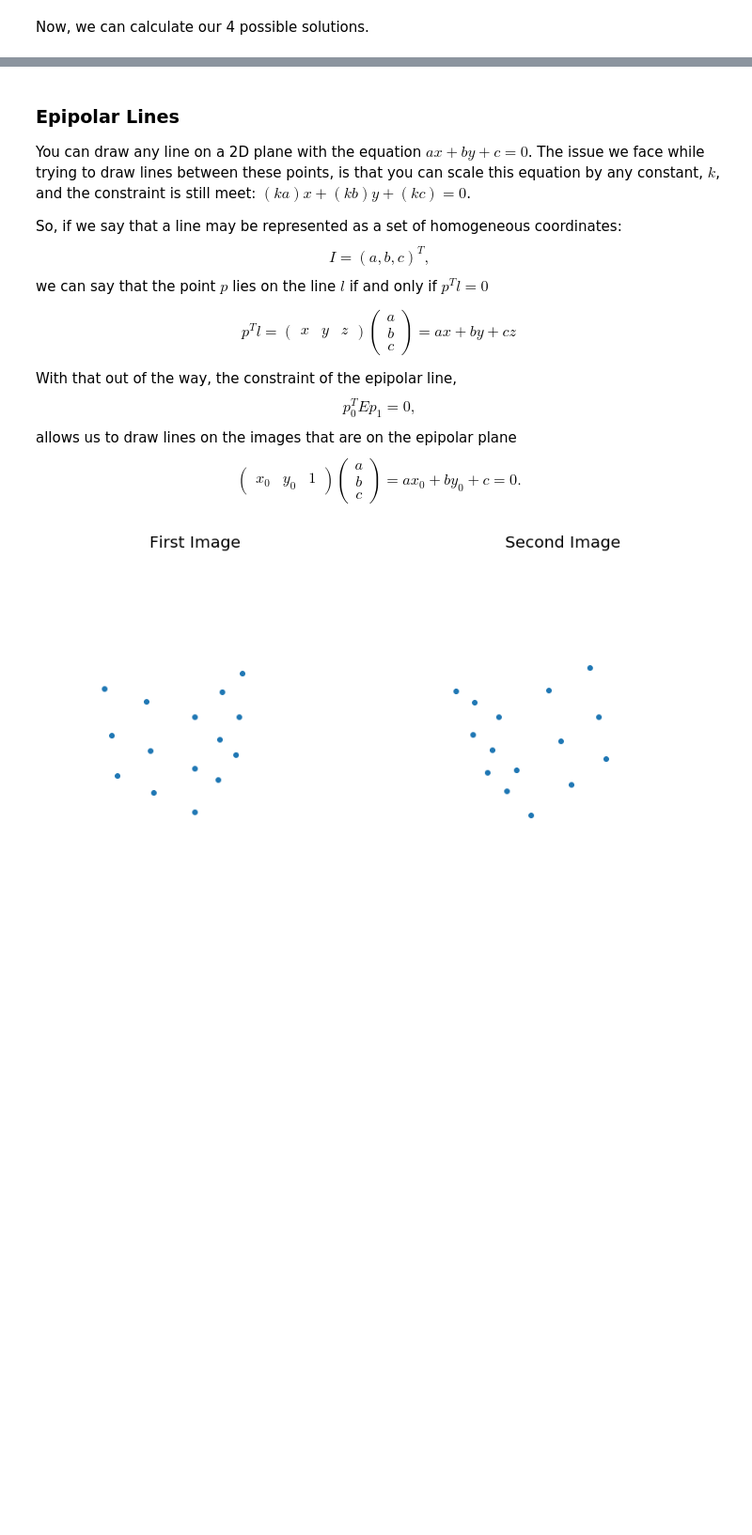
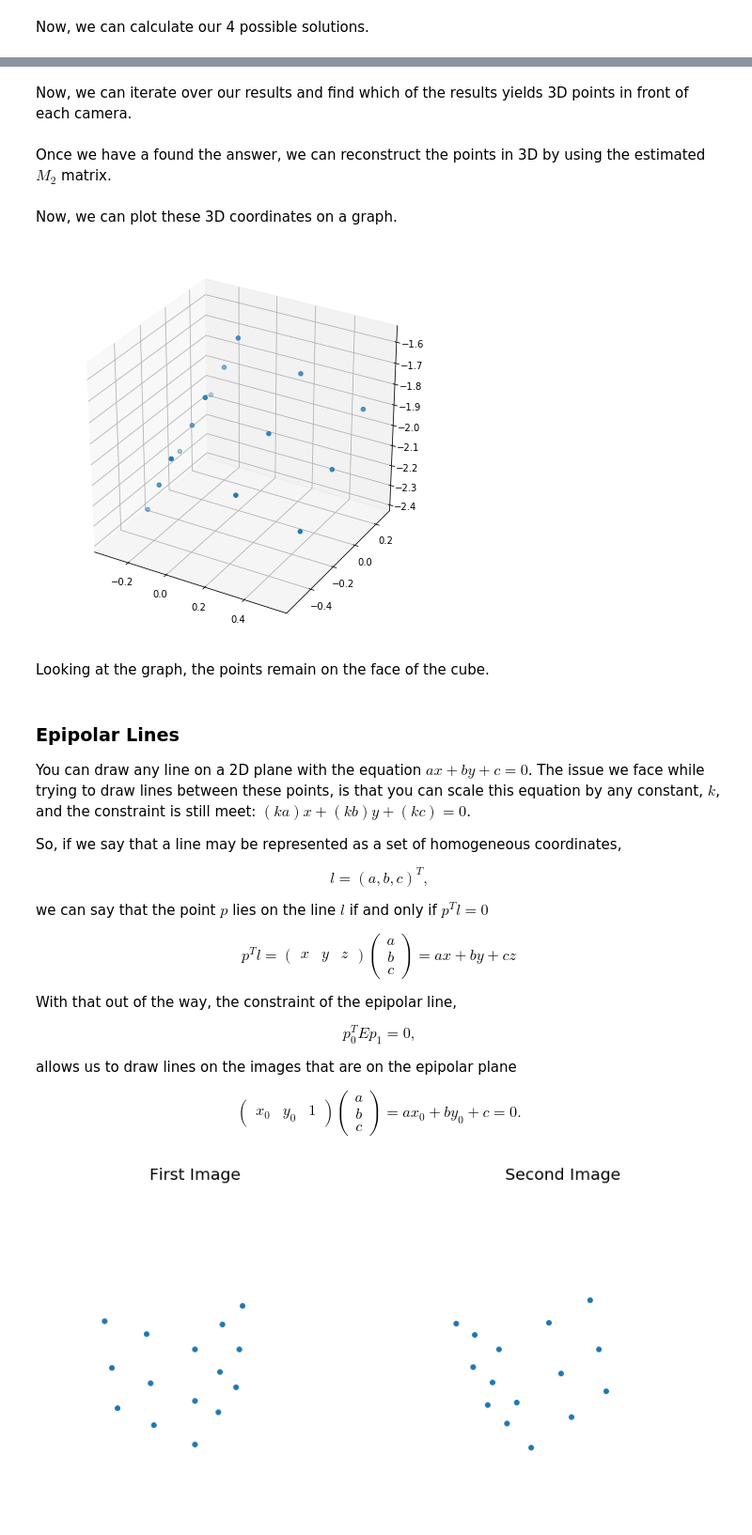
Before and after one commit to tnorlund/ImageProcessing, a Jupyter notebook: 3DMotion/Structure From Motion.ipynb, the cells around one changed output, grey strips where cells are left out. Shown at 94% size. Saved outputs shown, nothing was run; the diff lists cells and outputs as text; code cells hidden in the pictures; blank space fills up the shorter version.

Commit message:
Fnished Fundamental Matrix

```diff
--- a/3DMotion/Structure From Motion.ipynb
+++ b/3DMotion/Structure From Motion.ipynb
@@ -410,0 +494,13 @@ matrix([[ 0.        , -0.31622777, -0.9486833 ],
+# %%
+p_1_x = np.matrix([
+    [0, -points_1.transpose()[-1, 2], points_1.transpose()[-1, 1]],
+    [points_1.transpose()[-1, 2], 0, -points_1.transpose()[-1, 0]],
+    [-points_1.transpose()[-1, 1], points_1.transpose()[-1, 0], 0]
+])
+p_2_x = np.matrix([
+    [0, -points_2.transpose()[-1, 2], points_2.transpose()[-1, 1]],
+    [points_2.transpose()[-1, 2], 0, -points_2.transpose()[-1, 0]],
+    [-points_2.transpose()[-1, 1], points_2.transpose()[-1, 0], 0]
+])
+# %% [markdown]
+Now, we can iterate over our results and find which of the results yields 3D points in front of each camera.
@@ -411,10 +522,51 @@ matrix([[ 0.        , -0.31622777, -0.9486833 ],
+# %% [markdown]
+Once we have a found the answer, we can reconstruct the points in 3D by using the estimated $M_{2}$ matrix.
+# %%
+M_2_est = np.linalg.inv(answer)[0:3,:]
+P_est = []
+for idx in range(0, points_1.shape[1]):
+    p_1_x = np.matrix([
+        [0, -points_1.transpose()[idx, 2], points_1.transpose()[idx, 1]],
+        [points_1.transpose()[idx, 2], 0, -points_1.transpose()[idx, 0]],
+        [-points_1.transpose()[idx, 1], points_1.transpose()[idx, 0], 0]
+    ])
+    p_2_x = np.matrix([
+        [0, -points_2.transpose()[idx, 2], points_2.transpose()[idx, 1]],
+        [points_2.transpose()[idx, 2], 0, -points_2.transpose()[idx, 0]],
+        [-points_2.transpose()[idx, 1], points_2.transpose()[idx, 0], 0]
+    ])
+    U, D, V = np.linalg.svd(
+        np.vstack([
+            p_1_x @ M_1,
+            p_2_x @ M_2_est
+        ])
+    )
+    P = V[-1]
+    P_est.append((P / P[0,-1]).tolist()[0][0:3])
+# %% [markdown]
+Now, we can plot these 3D coordinates on a graph.
+# %%
+fig = plt.figure(figsize = (7.5,7.5))
+ax = fig.add_subplot(111, projection='3d')
+ax.scatter(
+    [point[0] for point in P_est],
+    [point[1] for point in P_est],
+    [point[2] for point in P_est]
+)
+plt.show()
+# %% [output]
+[figure, added]
+# %% [markdown]
+Looking at the graph, the points remain on the face of the cube.
 # %% [markdown]
 ### Epipolar Lines
 
 You can draw any line on a 2D plane with the equation $ax + by + c = 0$. The issue we face while trying to draw lines between these points, is that you can scale this equation by any constant, $k$, and the constraint is still meet: $(ka)x+(kb)y + (kc)=0$.
 
-So, if we say that a line may be represented as a set of homogeneous coordinates:
-$$I = (a,b,c)^{T}\text{,}$$
+So, if we say that a line may be represented as a set of homogeneous coordinates,
+
+$$l = (a,b,c)^{T}\text{,}$$
+
 we can say that the point $p$ lies on the line $l$ if and only if $p^{T}l=0$
 
 $$p^{T}l=
@@ -424,8 +576,11 @@ $$p^{T}l=
 $$
 
 With that out of the way, the constraint of the epipolar line,
+
 $$p_{0}^{T} E p_{1} = 0 \text{,}$$
+
 allows us to draw lines on the images that are on the epipolar plane
+
 $$
 \begin{pmatrix}x_{0} & y_{0} & 1\end{pmatrix}
 \begin{pmatrix}a \\ b \\ c \end{pmatrix} =
```
Also changed, not shown: parts of 34 cells of this notebook, 8 other files.
